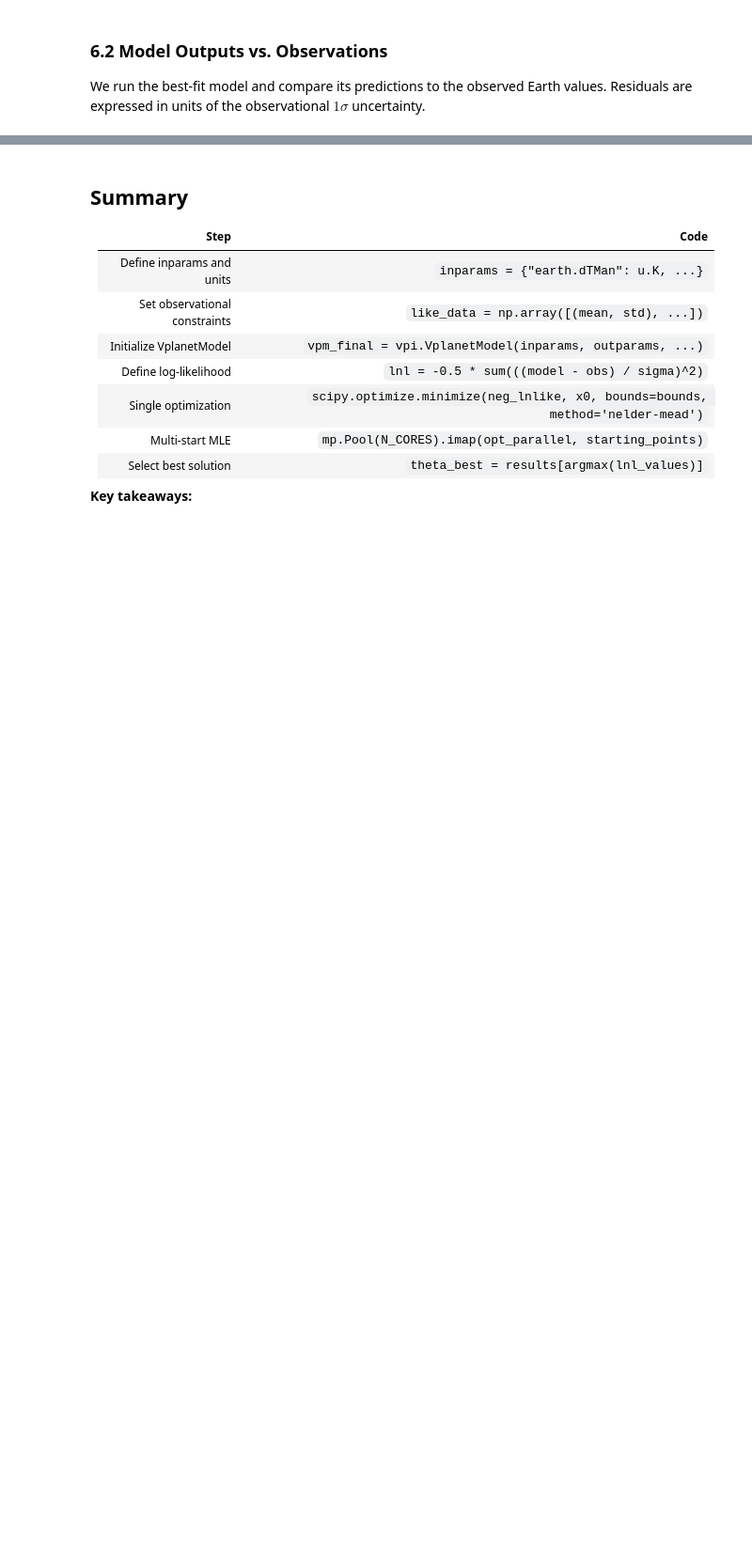
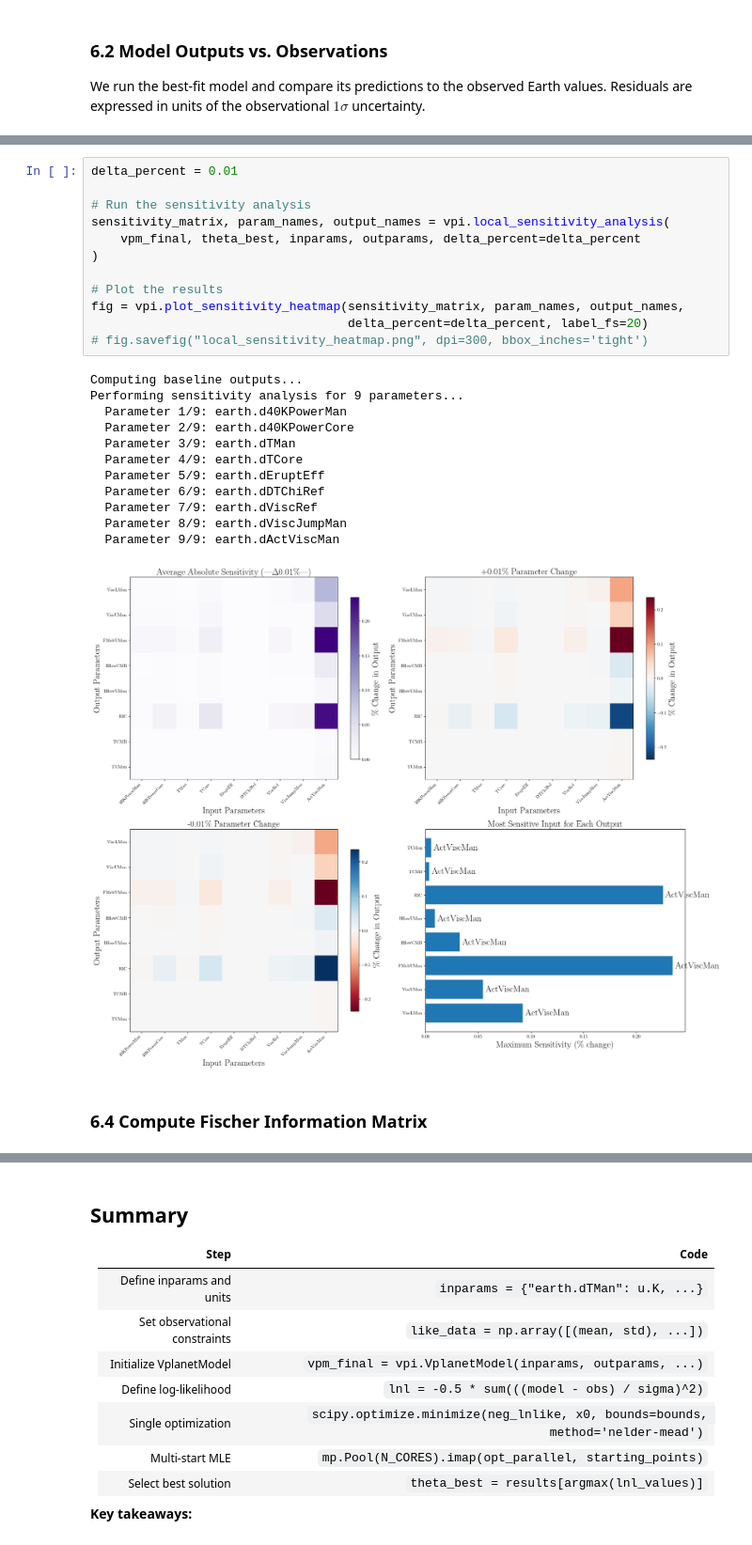
Before and after one commit to jbirky/vplanet_inference, a Jupyter notebook: docs/_build/html/case_studies/04_earth_mle.ipynb, the cells around one changed output, grey strips where cells are left out. Shown at 94% size. Drawn from its saved outputs; the diff is of its cells as text; blank space fills up the shorter version.

Commit message:
local sensitivity demo

```diff
--- a/docs/_build/html/case_studies/04_earth_mle.ipynb
+++ b/docs/_build/html/case_studies/04_earth_mle.ipynb
@@ -843,0 +876,27 @@ plt.show()
+# %%
+delta_percent = 0.01
+
+# Run the sensitivity analysis
+sensitivity_matrix, param_names, output_names = vpi.local_sensitivity_analysis(
+    vpm_final, theta_best, inparams, outparams, delta_percent=delta_percent
+)
+
+# Plot the results
+fig = vpi.plot_sensitivity_heatmap(sensitivity_matrix, param_names, output_names,
+                                   delta_percent=delta_percent, label_fs=20)
+# fig.savefig("local_sensitivity_heatmap.png", dpi=300, bbox_inches='tight')
+# %% [output]
+Computing baseline outputs...
+Performing sensitivity analysis for 9 parameters...
+  Parameter 1/9: earth.d40KPowerMan
+  Parameter 2/9: earth.d40KPowerCore
+  Parameter 3/9: earth.dTMan
+  Parameter 4/9: earth.dTCore
+  Parameter 5/9: earth.dEruptEff
+  Parameter 6/9: earth.dDTChiRef
+  Parameter 7/9: earth.dViscRef
+  Parameter 8/9: earth.dViscJumpMan
+  Parameter 9/9: earth.dActViscMan
+[figure, added]
+# %% [markdown]
+### 6.4 Compute Fischer Information Matrix
```
Also changed, not shown: parts of 19 cells of this notebook, 28 other files.
